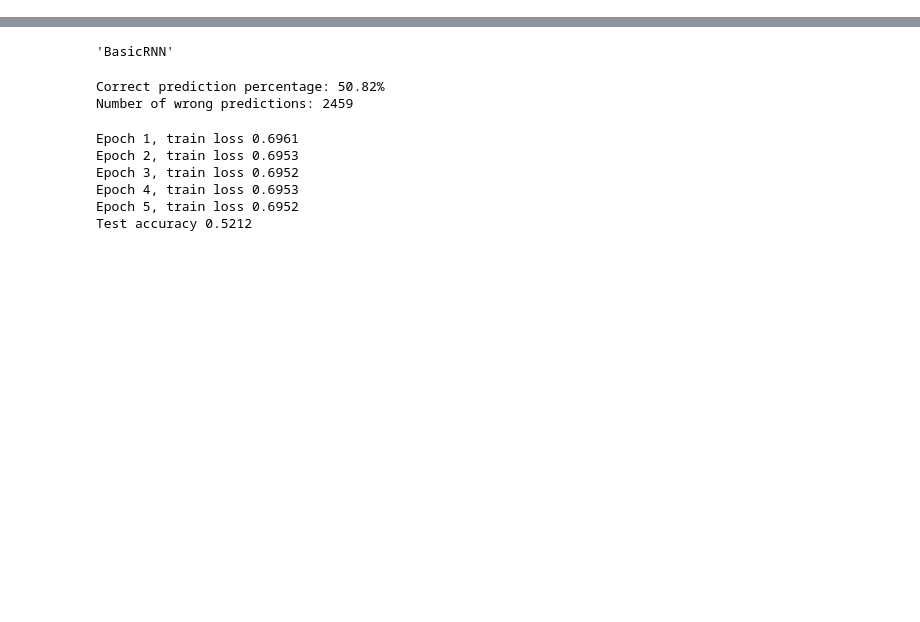
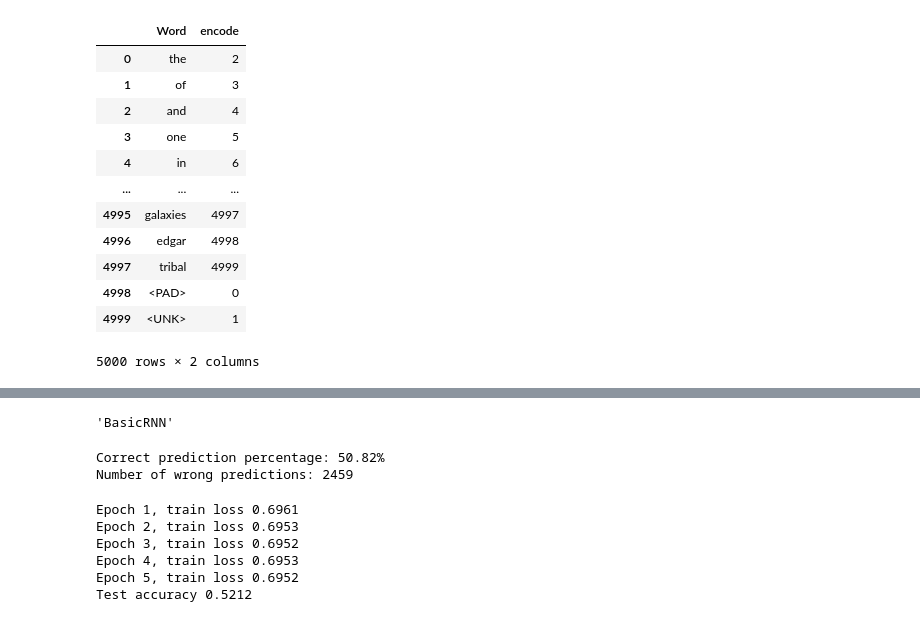
Before and after one commit to yifan-lee/Machine_Learning, a Jupyter notebook: test.ipynb, the cells around one changed output, grey strips where cells are left out. Drawn from its saved outputs; the diff is of its cells as text; code cells hidden in the pictures; blank space fills up the shorter version.

Commit message:
finish word embedding

```diff
--- a/test.ipynb
+++ b/test.ipynb
@@ -17,5 +16,0 @@ sentenceLength = 100
-# %%
-with open(dataPath, "r") as f:
-    text = f.read()
-tokens = text.lower().split()
-text = [" ".join(tokens[i:(i+sentenceLength)]) for i in range(0, len(tokens), sentenceLength)]
@@ -41,16 +17,6 @@ xTrain, xTest, yTrain, yTest = train_test_split(pairsDf['x'], pairsDf['y'], test
 # %%
-import pandas as pd
-import numpy as np
 
-import torch
-from torch.utils.data import DataLoader
-
-from sklearn.model_selection import train_test_split
-
-from utils.word_to_index import tokenize
-from utils.DataSetForDataLoader import numericDataset
-
-def _load_text8_data(dataPath, wordCountUpperBound = 5000, sentenceLength = 100):
+def _load_text8_data(dataPath, countOfWordEmbeded = 5000, sentenceLength = 100):
     with open(dataPath, "r") as f:
         text = f.read()
     tokens = text.lower().split()
@@ -82,3 +48,20 @@ def _transfer_xy_to_DataLoader(x,y,xType=torch.float32, yType=torch.float32,test
         'testDataLoader':testDataLoader
     }
     return data
+
+
+def _train_model(model, data, criterion, epochs,patience,device,printLoss):
+    trainCNNLoader = data['trainDataLoader']
+    optimizer = Adam(model.parameters(), lr=1e-3)
+    modelTrained = train(
+        model=model,
+        x=trainCNNLoader,
+        y=None,
+        optimizer=optimizer,
+        criterion=criterion,
+        epochs=epochs,
+        patience=patience,
+        device=device,
+        printLoss=printLoss,
+    )
+    return modelTrained
@@ -85 +83,10 @@ def _transfer_xy_to_DataLoader(x,y,xType=torch.float32, yType=torch.float32,test
+# %%
+dataPath = r'./data/word_embedding/text8'
+countOfWordEmbeded = 5000
+sentenceLength = 100
+# %%
+text = _load_text8_data(dataPath, countOfWordEmbeded = countOfWordEmbeded, sentenceLength = sentenceLength)
+encoded, word2idx = tokenize(text)
+index2word = {index: word for word, index in word2idx.items()}
+pairsDf = _get_pairs_from_encoded(encoded,pairLen = 2)
 # %%
@@ -162 +196,17 @@ powerful     -> [ 1.6803483e-03 -1.4741054e+00  3.2439144e+00  2.3590969e-01
+# %%
+pd.DataFrame(list(word2idx.items()), columns=["Word", "encode"])
+# %% [output]
+|  | Word | encode |
+| 0 | the | 2 |
+| 1 | of | 3 |
+| 2 | and | 4 |
+| 3 | one | 5 |
+| 4 | in | 6 |
+| ... | ... | ... |
+| 4995 | galaxies | 4997 |
+| 4996 | edgar | 4998 |
+| 4997 | tribal | 4999 |
+| 4998 | <PAD> | 0 |
+| 4999 | <UNK> | 1 |
+5000 rows × 2 columns
 # %%
```
Also changed, not shown: parts of 19 cells of this notebook, 6 other files.
